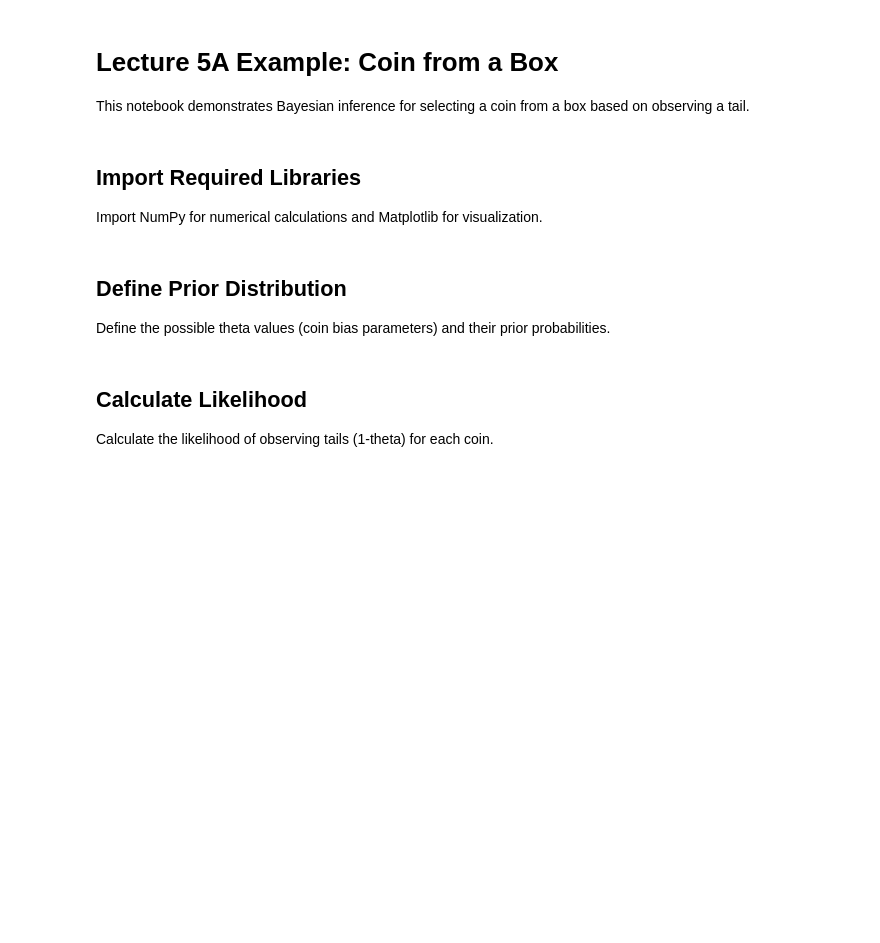
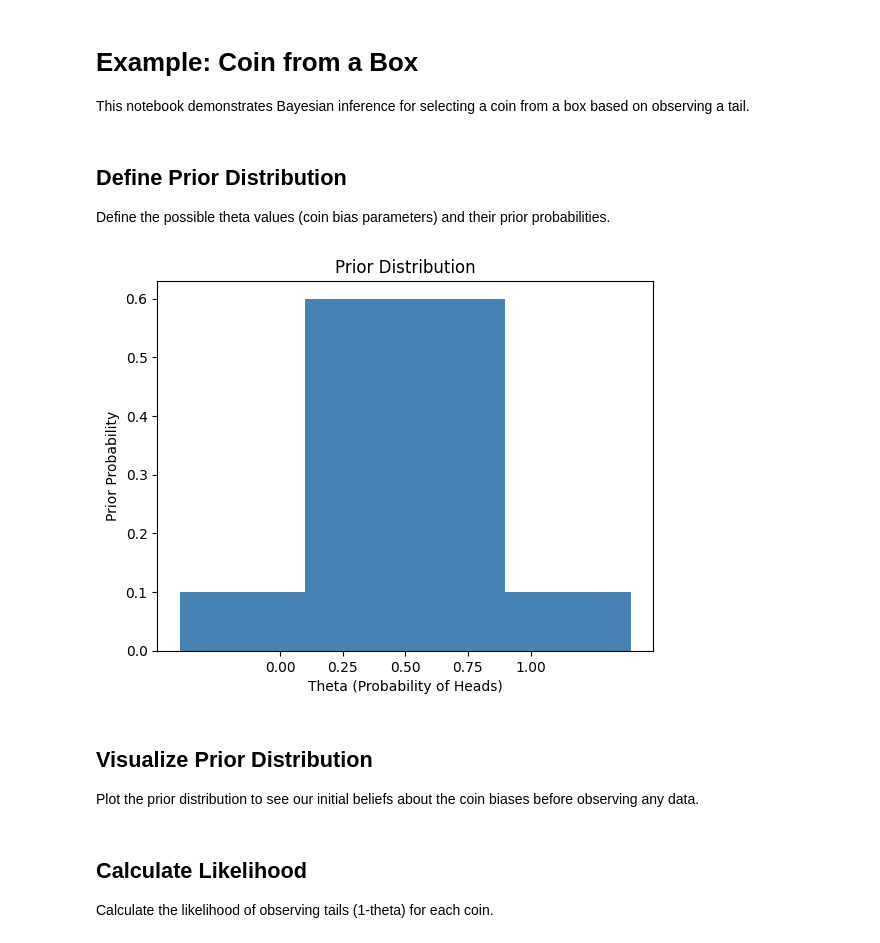
Before and after one commit to L-ansari/Bayesian-DA, a Jupyter notebook: coin_from_box.ipynb, the cells around one changed output. Cells and saved outputs as stored; diff of their text form; code cells hidden in the pictures; blank space fills up the shorter version.

Commit message:
Add prior distribution visualization, transposed table, and comprehensive summary to coin_from_box notebook

```diff
--- a/coin_from_box.ipynb
+++ b/coin_from_box.ipynb
@@ -1,11 +1,7 @@
 # %% [markdown]
-# Lecture 5A Example: Coin from a Box
+# Example: Coin from a Box
 
 This notebook demonstrates Bayesian inference for selecting a coin from a box based on observing a tail.
-# %% [markdown]
-## Import Required Libraries
-
-Import NumPy for numerical calculations and Matplotlib for visualization.
 # %%
 import numpy as np
 import matplotlib.pyplot as plt
@@ -16,6 +12,19 @@ Define the possible theta values (coin bias parameters) and their prior probabil
 # %%
 theta = np.array([0, 0.25, 0.5, 0.75, 1])
 pri = np.array([0.1, 0.1, 0.6, 0.1, 0.1])
+# %%
+plt.bar(theta, pri, color='steelblue')
+plt.xticks(theta)
+plt.xlabel('Theta (Probability of Heads)')
+plt.ylabel('Prior Probability')
+plt.title('Prior Distribution')
+plt.show()
+# %% [output]
+[figure, added]
+# %% [markdown]
+## Visualize Prior Distribution
+
+Plot the prior distribution to see our initial beliefs about the coin biases before observing any data.
 # %% [markdown]
 ## Calculate Likelihood
 
```
Also changed, not shown: parts of 5 cells of this notebook.
